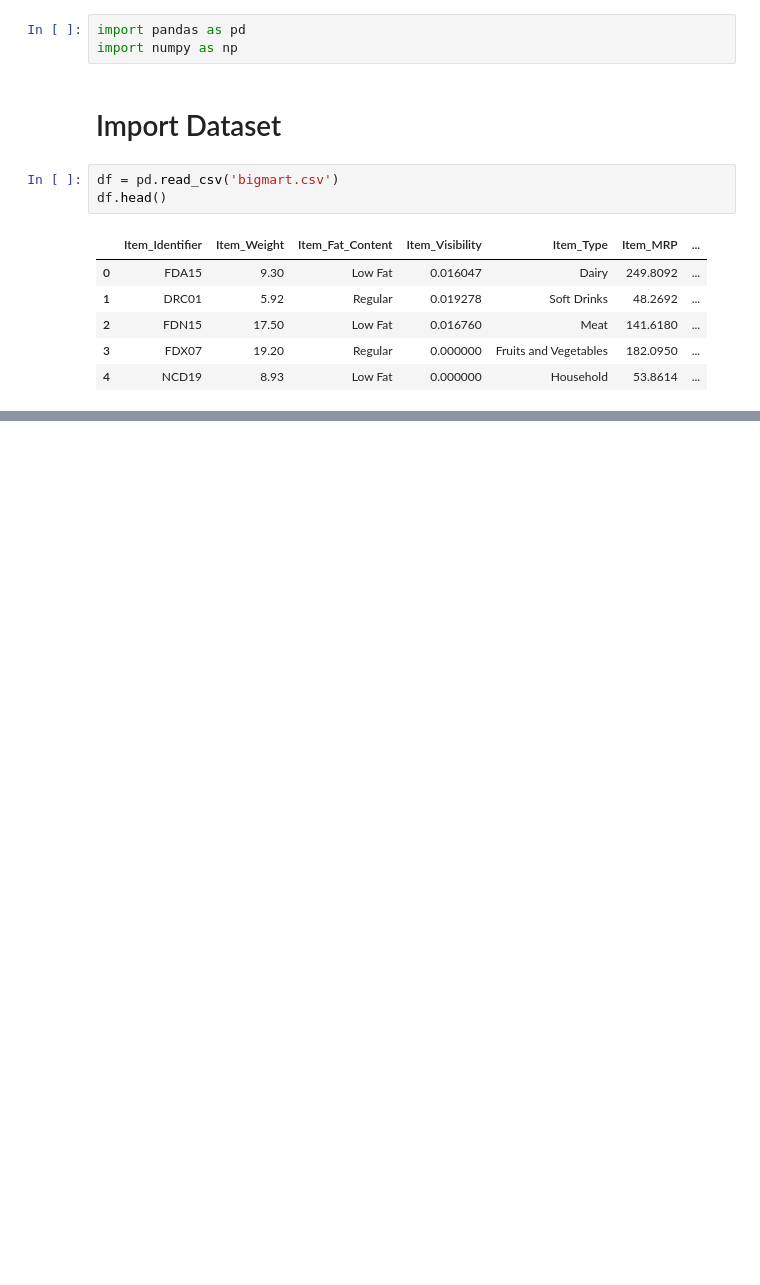
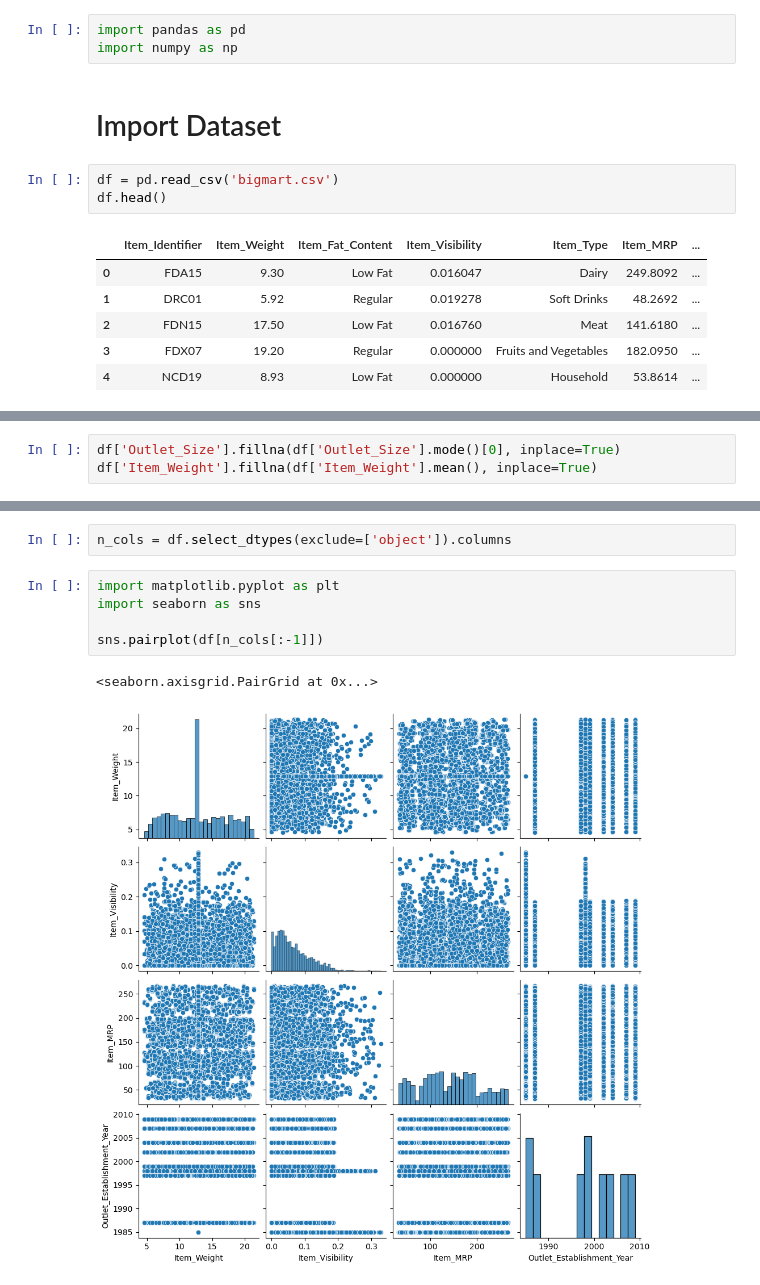
Before and after one commit to itsmohsentaheri-gif/Bigmart-Sales, a Jupyter notebook: BigmartSales.ipynb, the cells around one changed output, grey strips where cells are left out. Cells and saved outputs as stored; diff of their text form; blank space fills up the shorter version.

```diff
--- a/BigmartSales.ipynb
+++ b/BigmartSales.ipynb
@@ -15,0 +53,3 @@ df.head()
+# %%
+df['Outlet_Size'].fillna(df['Outlet_Size'].mode()[0], inplace=True)
+df['Item_Weight'].fillna(df['Item_Weight'].mean(), inplace=True)
@@ -15,0 +93,10 @@ df.head()
+# %%
+n_cols = df.select_dtypes(exclude=['object']).columns
+# %%
+import matplotlib.pyplot as plt
+import seaborn as sns
+
+sns.pairplot(df[n_cols[:-1]])
+# %% [output]
+<seaborn.axisgrid.PairGrid at 0x...>
+[figure, added]
```
Also changed, not shown: parts of 9 cells of this notebook.
